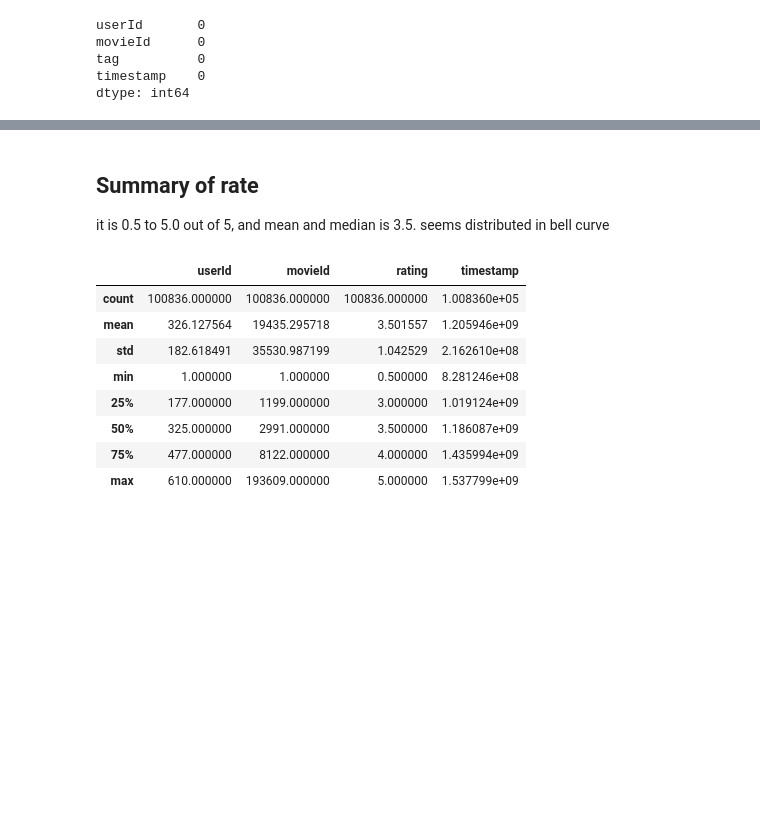
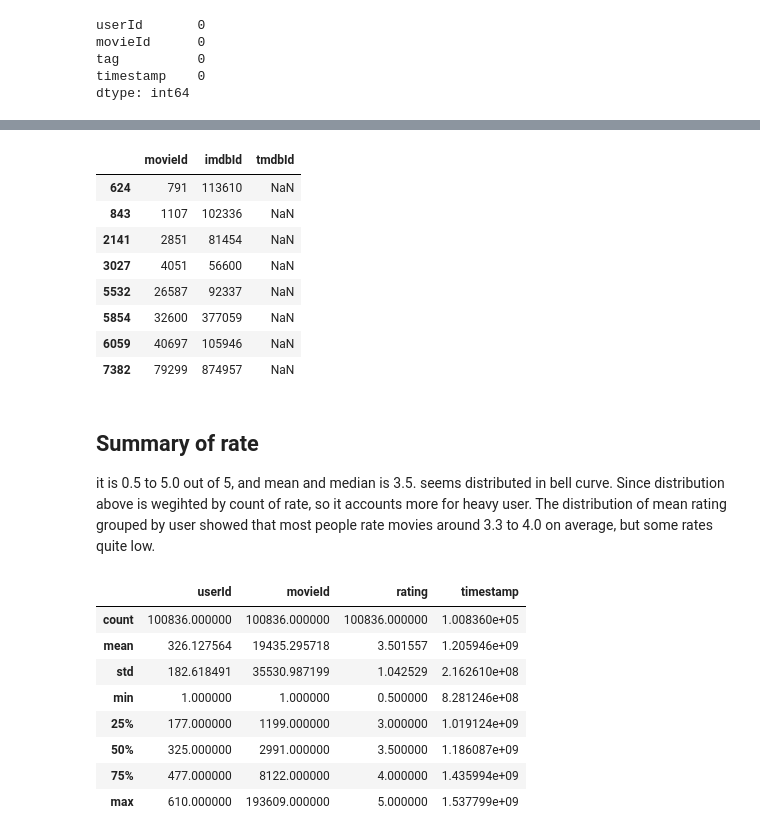
Before and after one commit to shosakaue0808/Movie_Recommendation_System, a Jupyter notebook: notebooks/data_analysis.ipynb, the cells around one changed output, grey strips where cells are left out. Cells and saved outputs as stored; diff of their text form; code cells hidden in the pictures; blank space fills up the shorter version.

```diff
--- a/notebooks/data_analysis.ipynb
+++ b/notebooks/data_analysis.ipynb
@@ -106,6 +116,20 @@ dtype: int64
+# %%
+missing_link_df = link_df.loc[link_df['tmdbId'].isna()]
+missing_link_df
+# %% [output]
+|  | movieId | imdbId | tmdbId |
+| 624 | 791 | 113610 | NaN |
+| 843 | 1107 | 102336 | NaN |
+| 2141 | 2851 | 81454 | NaN |
+| 3027 | 4051 | 56600 | NaN |
+| 5532 | 26587 | 92337 | NaN |
+| 5854 | 32600 | 377059 | NaN |
+| 6059 | 40697 | 105946 | NaN |
+| 7382 | 79299 | 874957 | NaN |
 # %% [markdown]
 ## Summary of rate
-it is 0.5 to 5.0 out of 5, and mean and median is 3.5. seems distributed in bell curve
+it is 0.5 to 5.0 out of 5, and mean and median is 3.5. seems distributed in bell curve.
+Since distribution above is wegihted by count of rate, so it accounts more for heavy user. The distribution of mean rating grouped by user showed that most people rate movies around 3.3 to 4.0 on average, but some rates quite low.
 # %%
 rating_df.describe()
 # %% [output]
```
Also changed, not shown: parts of 13 cells of this notebook, 5 other files.
